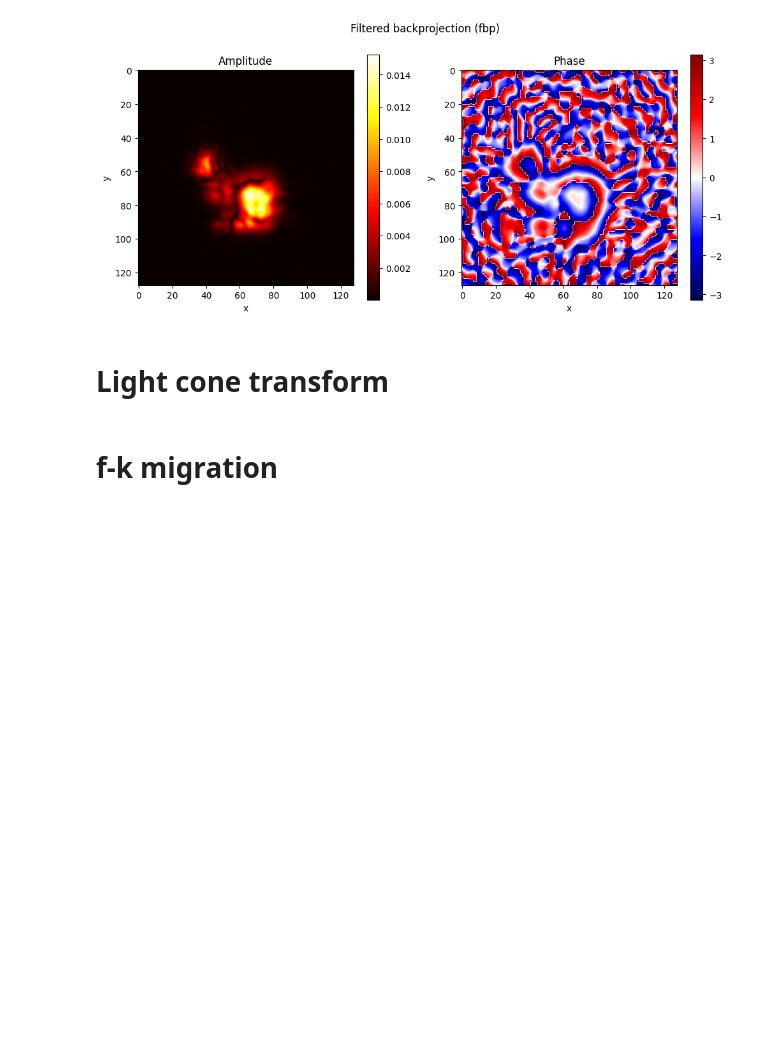
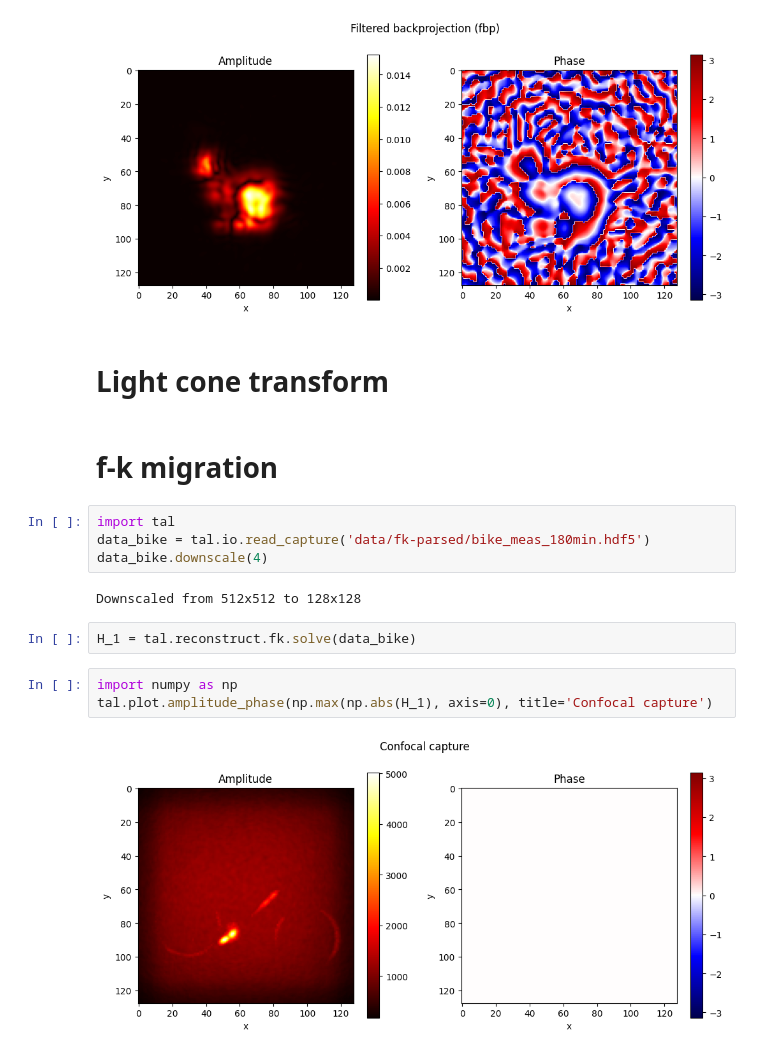
Before and after one commit to diegoroyo/tal, a Jupyter notebook: examples/reconstruct/10-confocal-algorithms.ipynb, the cells around one changed output. Saved outputs shown, nothing was run; the diff lists cells and outputs as text; blank space fills up the shorter version.

```diff
--- a/examples/reconstruct/10-confocal-algorithms.ipynb
+++ b/examples/reconstruct/10-confocal-algorithms.ipynb
@@ -79,3 +79,16 @@ tal.set_log_level(tal.LogLevel.TRACE)
 # Light cone transform
 # %% [markdown]
 # f-k migration
+# %%
+import tal
+data_bike = tal.io.read_capture('data/fk-parsed/bike_meas_180min.hdf5')
+data_bike.downscale(4)
+# %% [output]
+Downscaled from 512x512 to 128x128
+# %%
+H_1 = tal.reconstruct.fk.solve(data_bike)
+# %%
+import numpy as np
+tal.plot.amplitude_phase(np.max(np.abs(H_1), axis=0), title='Confocal capture')
+# %% [output]
+[figure, added]
```
